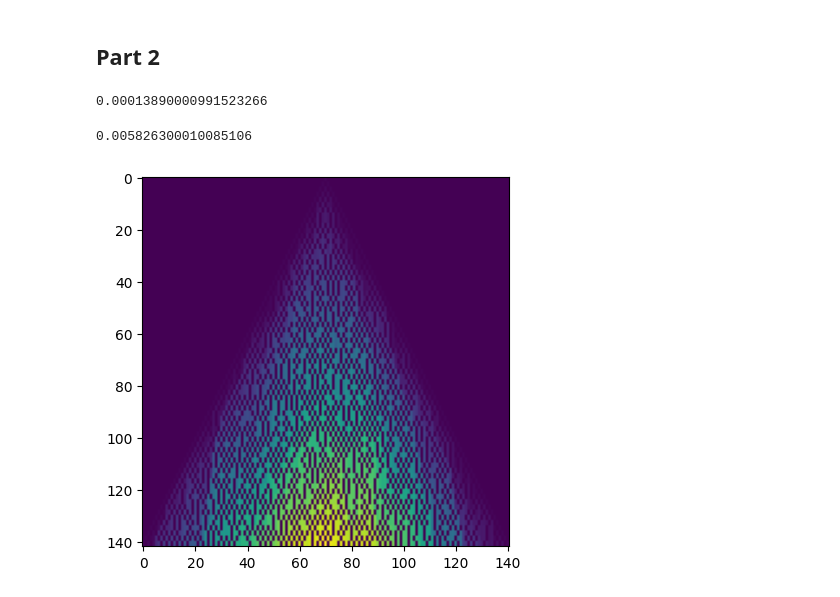
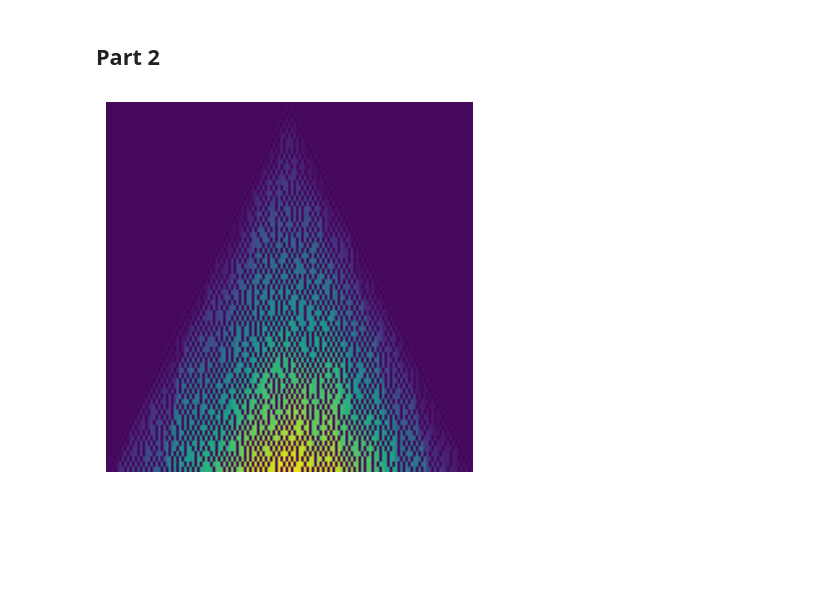
Before and after one commit to zlee1/AdventOfCode, a Jupyter notebook: 2025/day07/day07.ipynb, the cells around one changed output. Drawn from its saved outputs; the diff is of its cells as text; code cells hidden in the pictures; blank space fills up the shorter version.

Commit message:
matplotlib disaster

```diff
--- a/2025/day07/day07.ipynb
+++ b/2025/day07/day07.ipynb
@@ -65,10 +65,8 @@ def path(data, row, col):
 
 stop = timeit.default_timer()
 
-print(stop-start)
+# print(stop-start)
 # print(path(data, 0, data[0].index('S')))
-# %% [output]
-0.00013890000991523266
 # %%
 # plinko solution
 start = timeit.default_timer()
@@ -88,21 +86,19 @@ for row in range(len(matrix)):
 
 stop = timeit.default_timer()
 
-print(stop-start)
+# print(stop-start)
 
 # for row in matrix:
 #     print('\t'.join([str(n) for n in row]))
 
 # print(sum(matrix[-1]))
-# %% [output]
-0.005826300010085106
-# %%
-import matplotlib.pyplot as plt
-import numpy as np
-
-fig, ax = plt.subplots()
-im = ax.imshow(np.log(np.array(matrix)+2))
-
-plt.show()
-# %% [output]
-[figure, removed]
+# %%
+import matplotlib.pyplot as plt
+import numpy as np
+
+fig, ax = plt.subplots()
+ax.axis('off')
+fig.set_frameon(0)
+im = ax.imshow(np.log(np.array(matrix)+2))
+# %% [output]
+[figure, added]
```
